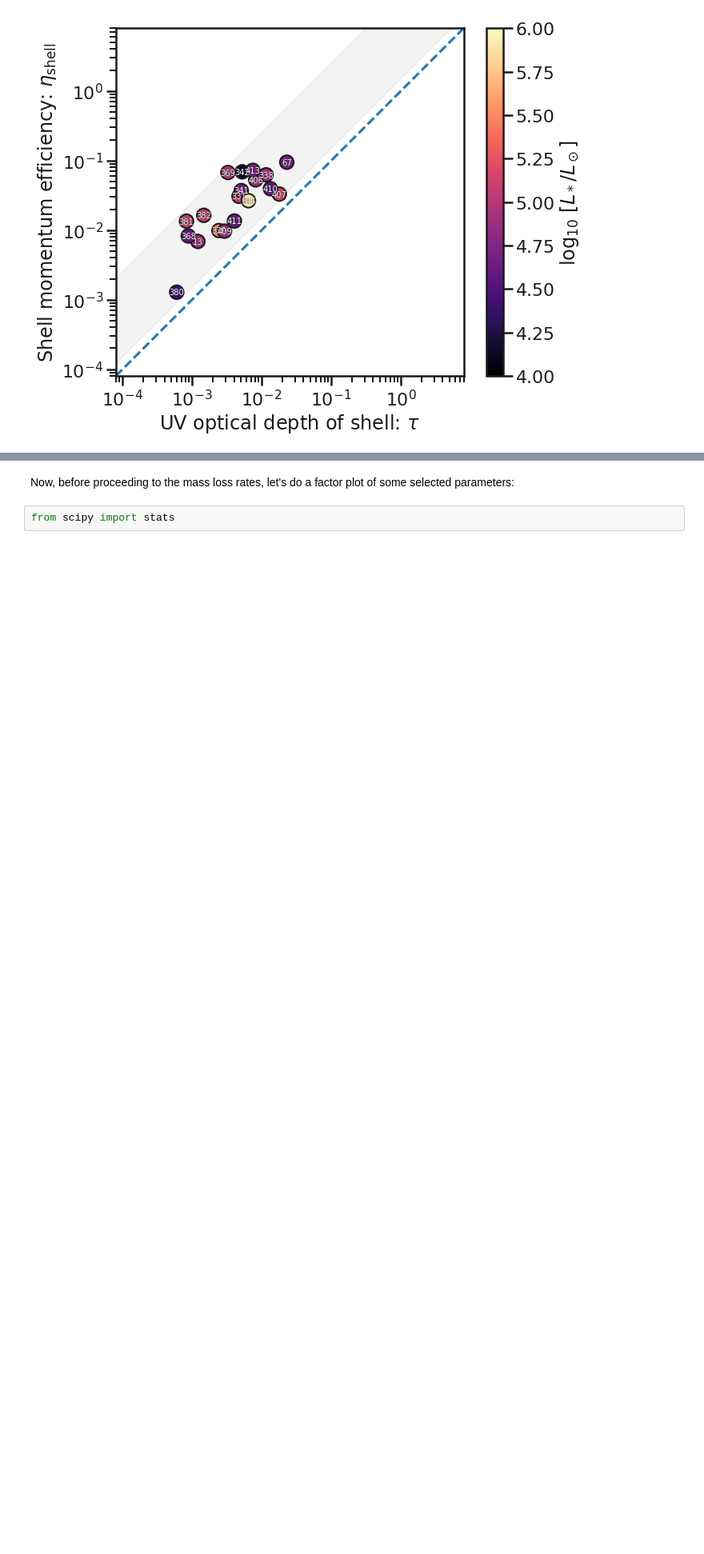
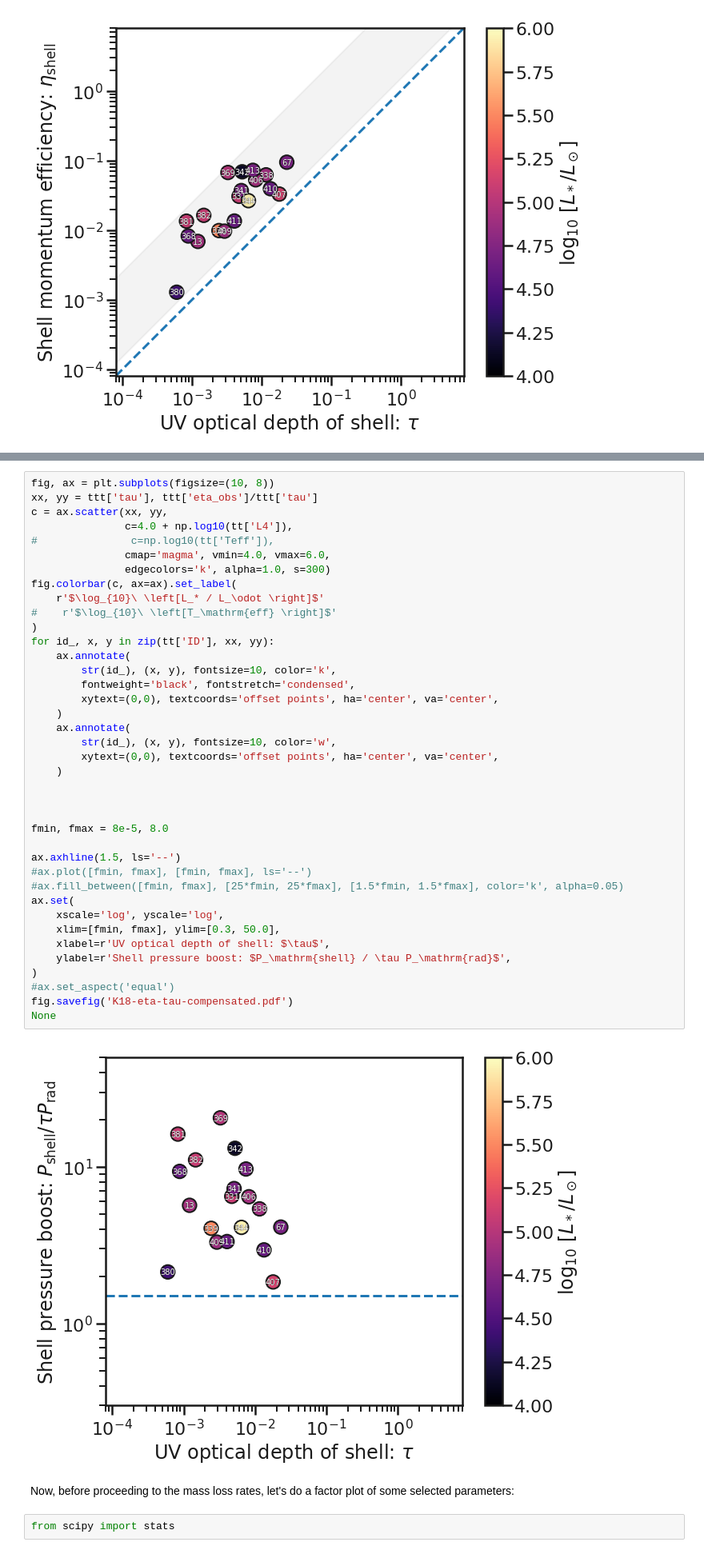
Before and after one commit to div-B-equals-0/dust-wave-case-studies, a Jupyter notebook: Kobulnicky-samples.ipynb, the cells around one changed output, grey strips where cells are left out. Shown at 80% size. Drawn from its saved outputs; the diff is of its cells as text; blank space fills up the shorter version.

```diff
--- a/Kobulnicky-samples.ipynb
+++ b/Kobulnicky-samples.ipynb
@@ -502,3 +504,44 @@ None
+# %%
+fig, ax = plt.subplots(figsize=(10, 8))
+xx, yy = ttt['tau'], ttt['eta_obs']/ttt['tau']
+c = ax.scatter(xx, yy,
+               c=4.0 + np.log10(tt['L4']),
+#               c=np.log10(tt['Teff']),
+               cmap='magma', vmin=4.0, vmax=6.0,
+               edgecolors='k', alpha=1.0, s=300)
+fig.colorbar(c, ax=ax).set_label(
+    r'$\log_{10}\ \left[L_* / L_\odot \right]$'
+#    r'$\log_{10}\ \left[T_\mathrm{eff} \right]$'
+)
+for id_, x, y in zip(tt['ID'], xx, yy):
+    ax.annotate(
+        str(id_), (x, y), fontsize=10, color='k',
+        fontweight='black', fontstretch='condensed',
+        xytext=(0,0), textcoords='offset points', ha='center', va='center',
+    )
+    ax.annotate(
+        str(id_), (x, y), fontsize=10, color='w',
+        xytext=(0,0), textcoords='offset points', ha='center', va='center',
+    )
+
+
+
+fmin, fmax = 8e-5, 8.0
+
+ax.axhline(1.5, ls='--')
+#ax.plot([fmin, fmax], [fmin, fmax], ls='--')
+#ax.fill_between([fmin, fmax], [25*fmin, 25*fmax], [1.5*fmin, 1.5*fmax], color='k', alpha=0.05)
+ax.set(
+    xscale='log', yscale='log',
+    xlim=[fmin, fmax], ylim=[0.3, 50.0],
+    xlabel=r'UV optical depth of shell: $\tau$',
+    ylabel=r'Shell pressure boost: $P_\mathrm{shell} / \tau P_\mathrm{rad}$',
+)
+#ax.set_aspect('equal')
+fig.savefig('K18-eta-tau-compensated.pdf')
+None
+# %% [output]
+[figure, added]
 # %% [markdown]
 Now, before proceeding to the mass loss rates, let's do a factor plot of some selected parameters:
 # %%
```
Also changed, not shown: parts of 3 cells of this notebook, 5 other files.
